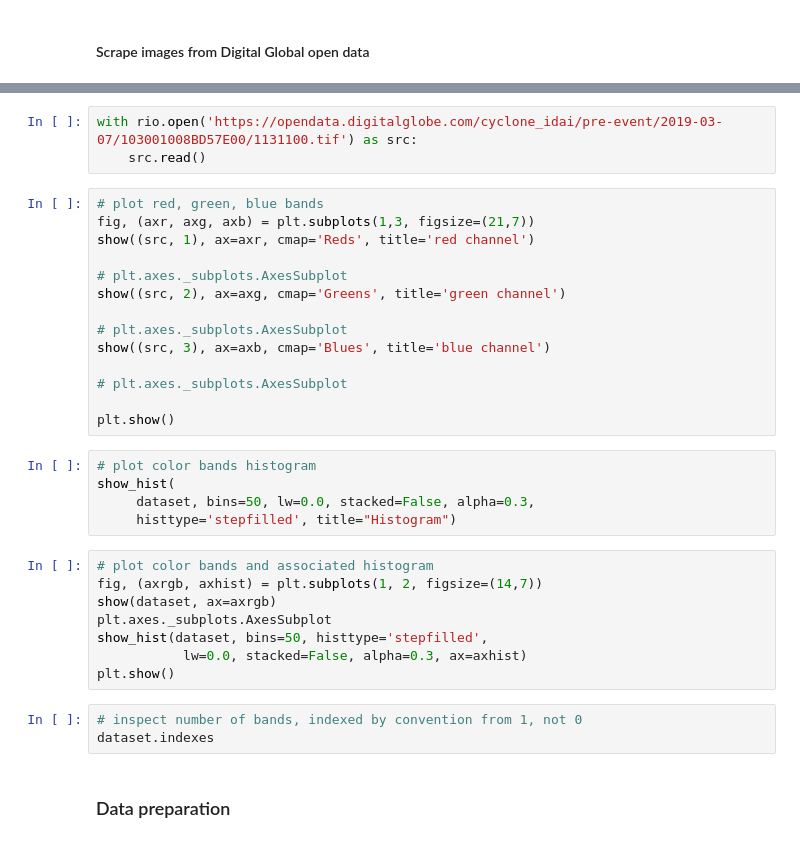
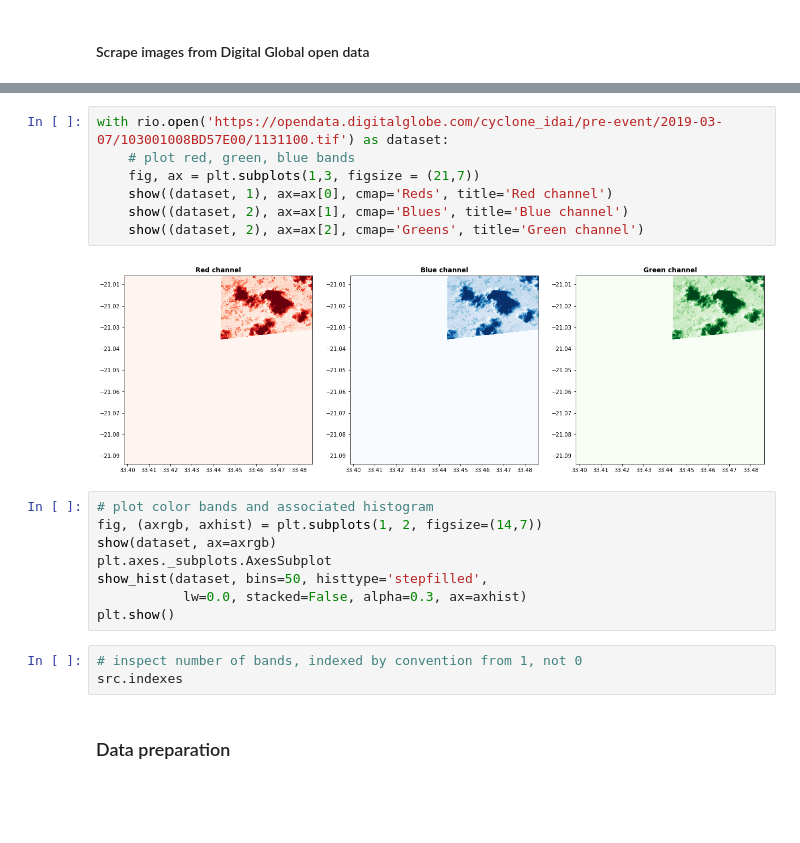
Before and after one commit to glmack/geo_mozambique, a Jupyter notebook: contributors/lee/1_data.ipynb, the cells around one changed output, grey strips where cells are left out. Cells and saved outputs as stored; diff of their text form; blank space fills up the shorter version.

Commit message:
Visualize sample .tif and preprocess data

```diff
--- a/contributors/lee/1_data.ipynb
+++ b/contributors/lee/1_data.ipynb
@@ -159,25 +167,12 @@ plt.ylabel('Row #')
-# %%
-with rio.open('https://opendata.digitalglobe.com/cyclone_idai/pre-event/2019-03-07/103001008BD57E00/1131100.tif') as src:
-    src.read()
-# %%
-# plot red, green, blue bands
-fig, (axr, axg, axb) = plt.subplots(1,3, figsize=(21,7))
-show((src, 1), ax=axr, cmap='Reds', title='red channel')
-
-# plt.axes._subplots.AxesSubplot
-show((src, 2), ax=axg, cmap='Greens', title='green channel')
-
-# plt.axes._subplots.AxesSubplot
-show((src, 3), ax=axb, cmap='Blues', title='blue channel')
-
-# plt.axes._subplots.AxesSubplot
-
-plt.show()
-# %%
-# plot color bands histogram
-show_hist(
-     dataset, bins=50, lw=0.0, stacked=False, alpha=0.3,
-     histtype='stepfilled', title="Histogram")
+# %%
+with rio.open('https://opendata.digitalglobe.com/cyclone_idai/pre-event/2019-03-07/103001008BD57E00/1131100.tif') as dataset:
+    # plot red, green, blue bands
+    fig, ax = plt.subplots(1,3, figsize = (21,7))
+    show((dataset, 1), ax=ax[0], cmap='Reds', title='Red channel')
+    show((dataset, 2), ax=ax[1], cmap='Blues', title='Blue channel')
+    show((dataset, 2), ax=ax[2], cmap='Greens', title='Green channel')
+# %% [output]
+[figure, added]
 # %%
 # plot color bands and associated histogram
 fig, (axrgb, axhist) = plt.subplots(1, 2, figsize=(14,7))
@@ -188,7 +183,7 @@ show_hist(dataset, bins=50, histtype='stepfilled',
 plt.show()
 # %%
 # inspect number of bands, indexed by convention from 1, not 0
-dataset.indexes
+src.indexes
 # %% [markdown]
 ### Data preparation
 # %% [markdown]
```
Also changed, not shown: parts of 17 cells of this notebook.
